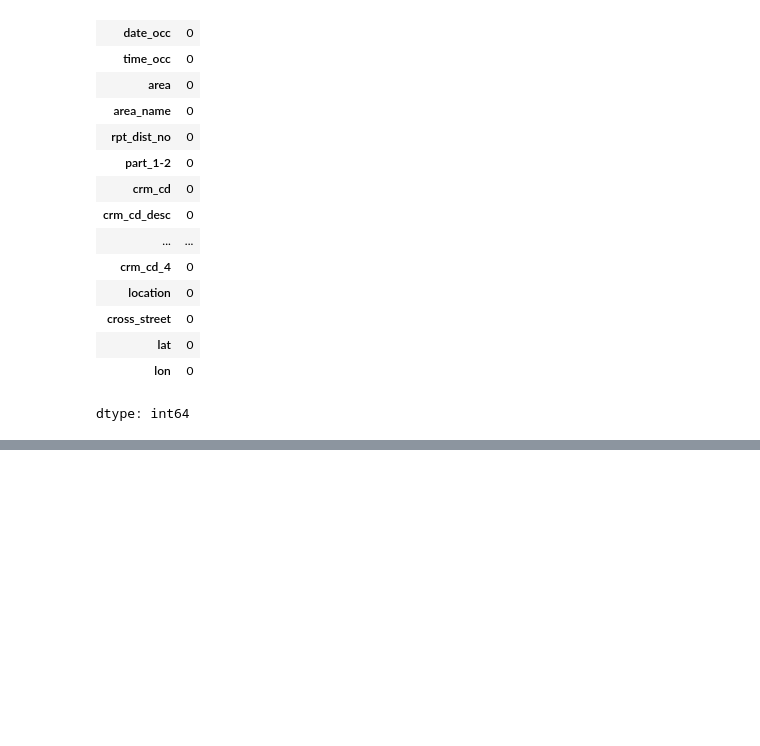
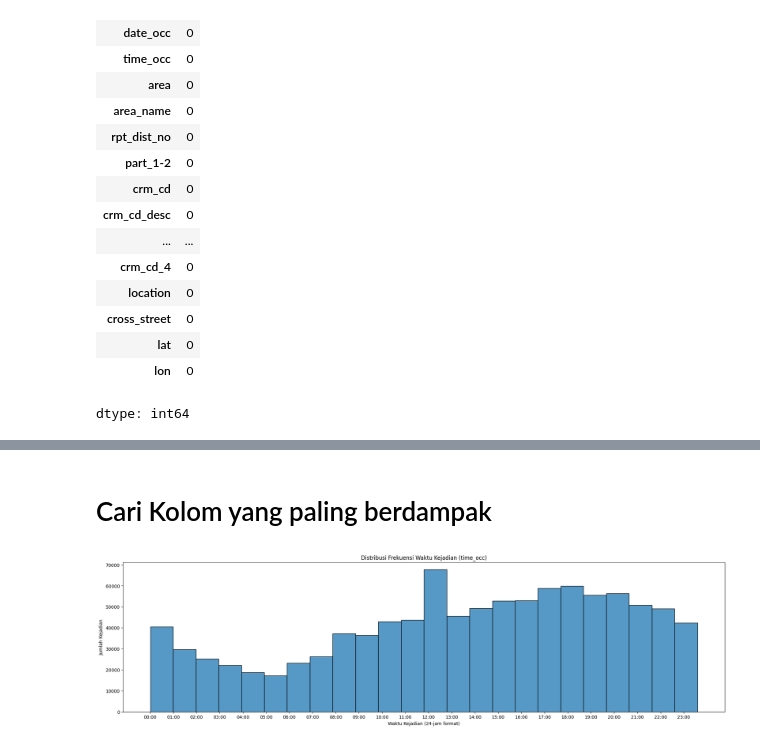
Before and after one commit to randy-ar/gcolab, a Jupyter notebook: Crime_Data_2020_LAPD.ipynb, the cells around one changed output, grey strips where cells are left out. Drawn from its saved outputs; the diff is of its cells as text; code cells hidden in the pictures; blank space fills up the shorter version.

```diff
--- a/Crime_Data_2020_LAPD.ipynb
+++ b/Crime_Data_2020_LAPD.ipynb
@@ -385,0 +563,3 @@ df.to_csv('cleaned_data.csv', index=False)
+# %%
+df['status_encoded'] = label_encoder.fit_transform(df['status'])
+display(df[['status', 'status_encoded']].head())
@@ -385,0 +575,5 @@ df.to_csv('cleaned_data.csv', index=False)
+# %%
+# prompt: hapus white space dan semua spasi pada location
+
+df['location'] = df['location'].str.replace(' ', '')
+display(df[['location']].head())
@@ -385,0 +591,3 @@ df.to_csv('cleaned_data.csv', index=False)
+# %%
+df['location_encoded'] = label_encoder.fit_transform(df['location'])
+display(df[['location', 'location_encoded']].head())
@@ -385,0 +603,20 @@ df.to_csv('cleaned_data.csv', index=False)
+# %%
+# List of columns to exclude from integer conversion
+exclude_columns = ['date_rptd', 'date_occ', 'lat', 'lon', 'vict_sex', 'vict_descent', 'status', 'location']
+
+# Identify columns to convert
+columns_to_convert = [col for col in df.columns if col not in exclude_columns]
+
+# Convert specified columns to integer, handling potential errors
+for col in columns_to_convert:
+    try:
+        # Attempt to convert to numeric first, coercing errors to NaN
+        df[col] = pd.to_numeric(df[col], errors='coerce')
+        # Then convert to integer, filling NaN with a placeholder (like 0) if necessary
+        # Or dropping rows with NaN if that's the desired behavior
+        # Here, we will fill NaN with 0 before converting to int
+        df[col] = df[col].fillna(0).astype(int)
+    except Exception as e:
+        print(f"Could not convert column {col} to integer: {e}")
+
+display(df.dtypes)
@@ -385,0 +642,12 @@ df.to_csv('cleaned_data.csv', index=False)
+# %% [markdown]
+# Cari Kolom yang paling berdampak
+# %%
+plt.figure(figsize=(24, 6))
+sns.histplot(df['time_occ'], bins=24, kde=False) # Using bins=24 to represent hours
+plt.title('Distribusi Frekuensi Waktu Kejadian (time_occ)')
+plt.xlabel('Waktu Kejadian (24-jam format)')
+plt.ylabel('Jumlah Kejadian')
+plt.xticks(range(0, 2400, 100), [f'{h:02d}:00' for h in range(0, 24)]) # Labeling x-axis with hours
+plt.show()
+# %% [output]
+[figure, added]
```
Also changed, not shown: parts of 74 cells of this notebook.
